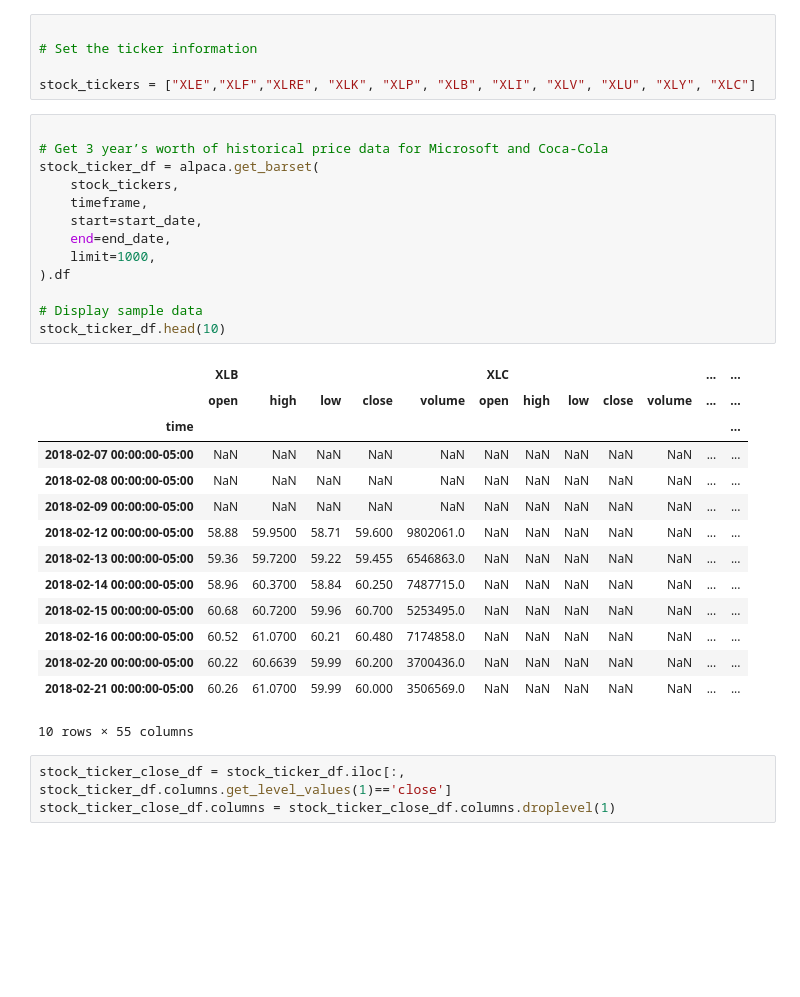
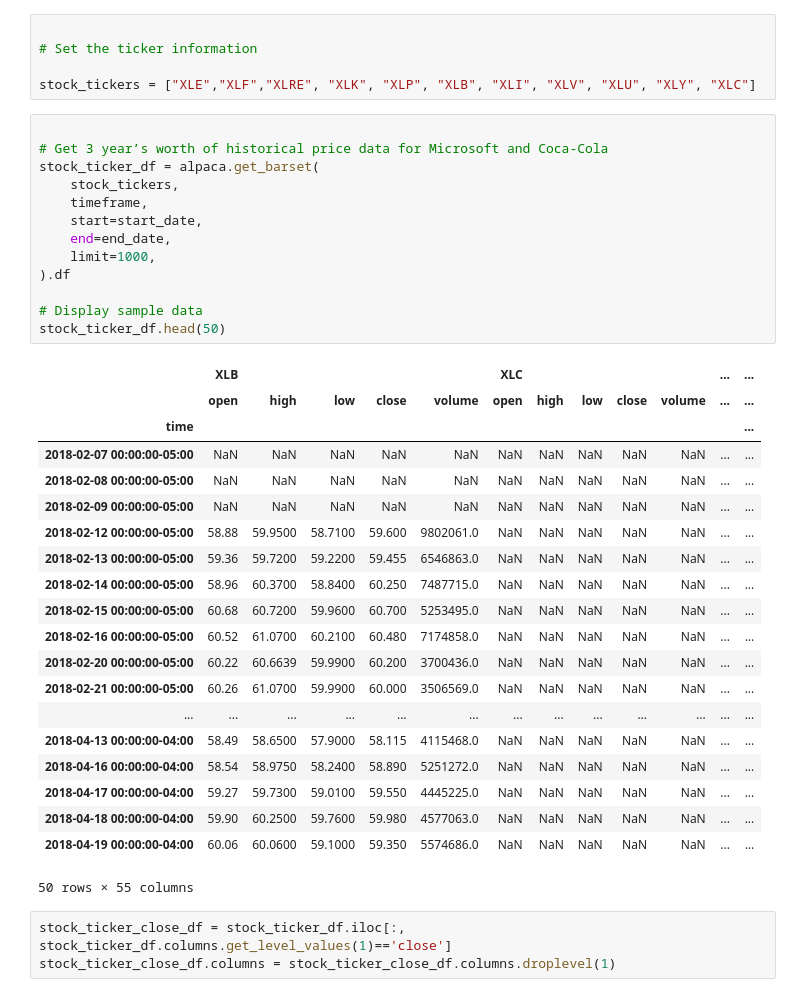
Before and after one commit to P-Carth/sector-performance-analysis, a Jupyter notebook: pandas_to_sql_test_code.ipynb, the cells around one changed output. Saved outputs shown, nothing was run; the diff lists cells and outputs as text; blank space fills up the shorter version.

```diff
--- a/pandas_to_sql_test_code.ipynb
+++ b/pandas_to_sql_test_code.ipynb
@@ -43,31 +43,37 @@ stock_tickers = ["XLE","XLF","XLRE", "XLK", "XLP", "XLB", "XLI", "XLV", "XLU", "
 # %%
 
 # Get 3 year’s worth of historical price data for Microsoft and Coca-Cola
 stock_ticker_df = alpaca.get_barset(
     stock_tickers,
     timeframe,
     start=start_date,
     end=end_date,
     limit=1000,
 ).df
 
 # Display sample data
-stock_ticker_df.head(10)
+stock_ticker_df.head(50)
 # %% [output]
 |  | XLB |  |  |  |  | XLC |  |  |  |  | ... | ... |
 |  | open | high | low | close | volume | open | high | low | close | volume | ... | ... |
 | time |  |  |  |  |  |  |  |  |  |  |  | ... |
 | 2018-02-07 00:00:00-05:00 | NaN | NaN | NaN | NaN | NaN | NaN | NaN | NaN | NaN | NaN | ... | ... |
 | 2018-02-08 00:00:00-05:00 | NaN | NaN | NaN | NaN | NaN | NaN | NaN | NaN | NaN | NaN | ... | ... |
 | 2018-02-09 00:00:00-05:00 | NaN | NaN | NaN | NaN | NaN | NaN | NaN | NaN | NaN | NaN | ... | ... |
-| 2018-02-12 00:00:00-05:00 | 58.88 | 59.9500 | 58.71 | 59.600 | 9802061.0 | NaN | NaN | NaN | NaN | NaN | ... | ... |
-| 2018-02-13 00:00:00-05:00 | 59.36 | 59.7200 | 59.22 | 59.455 | 6546863.0 | NaN | NaN | NaN | NaN | NaN | ... | ... |
-| 2018-02-14 00:00:00-05:00 | 58.96 | 60.3700 | 58.84 | 60.250 | 7487715.0 | NaN | NaN | NaN | NaN | NaN | ... | ... |
-| 2018-02-15 00:00:00-05:00 | 60.68 | 60.7200 | 59.96 | 60.700 | 5253495.0 | NaN | NaN | NaN | NaN | NaN | ... | ... |
-| 2018-02-16 00:00:00-05:00 | 60.52 | 61.0700 | 60.21 | 60.480 | 7174858.0 | NaN | NaN | NaN | NaN | NaN | ... | ... |
-| 2018-02-20 00:00:00-05:00 | 60.22 | 60.6639 | 59.99 | 60.200 | 3700436.0 | NaN | NaN | NaN | NaN | NaN | ... | ... |
-| 2018-02-21 00:00:00-05:00 | 60.26 | 61.0700 | 59.99 | 60.000 | 3506569.0 | NaN | NaN | NaN | NaN | NaN | ... | ... |
+| 2018-02-12 00:00:00-05:00 | 58.88 | 59.9500 | 58.7100 | 59.600 | 9802061.0 | NaN | NaN | NaN | NaN | NaN | ... | ... |
+| 2018-02-13 00:00:00-05:00 | 59.36 | 59.7200 | 59.2200 | 59.455 | 6546863.0 | NaN | NaN | NaN | NaN | NaN | ... | ... |
+| 2018-02-14 00:00:00-05:00 | 58.96 | 60.3700 | 58.8400 | 60.250 | 7487715.0 | NaN | NaN | NaN | NaN | NaN | ... | ... |
+| 2018-02-15 00:00:00-05:00 | 60.68 | 60.7200 | 59.9600 | 60.700 | 5253495.0 | NaN | NaN | NaN | NaN | NaN | ... | ... |
+| 2018-02-16 00:00:00-05:00 | 60.52 | 61.0700 | 60.2100 | 60.480 | 7174858.0 | NaN | NaN | NaN | NaN | NaN | ... | ... |
+| 2018-02-20 00:00:00-05:00 | 60.22 | 60.6639 | 59.9900 | 60.200 | 3700436.0 | NaN | NaN | NaN | NaN | NaN | ... | ... |
+| 2018-02-21 00:00:00-05:00 | 60.26 | 61.0700 | 59.9900 | 60.000 | 3506569.0 | NaN | NaN | NaN | NaN | NaN | ... | ... |
+| ... | ... | ... | ... | ... | ... | ... | ... | ... | ... | ... | ... | ... |
+| 2018-04-13 00:00:00-04:00 | 58.49 | 58.6500 | 57.9000 | 58.115 | 4115468.0 | NaN | NaN | NaN | NaN | NaN | ... | ... |
+| 2018-04-16 00:00:00-04:00 | 58.54 | 58.9750 | 58.2400 | 58.890 | 5251272.0 | NaN | NaN | NaN | NaN | NaN | ... | ... |
+| 2018-04-17 00:00:00-04:00 | 59.27 | 59.7300 | 59.0100 | 59.550 | 4445225.0 | NaN | NaN | NaN | NaN | NaN | ... | ... |
+| 2018-04-18 00:00:00-04:00 | 59.90 | 60.2500 | 59.7600 | 59.980 | 4577063.0 | NaN | NaN | NaN | NaN | NaN | ... | ... |
+| 2018-04-19 00:00:00-04:00 | 60.06 | 60.0600 | 59.1000 | 59.350 | 5574686.0 | NaN | NaN | NaN | NaN | NaN | ... | ... |
-10 rows × 55 columns
+50 rows × 55 columns
 # %%
 stock_ticker_close_df = stock_ticker_df.iloc[:, stock_ticker_df.columns.get_level_values(1)=='close']
 stock_ticker_close_df.columns = stock_ticker_close_df.columns.droplevel(1)
```
